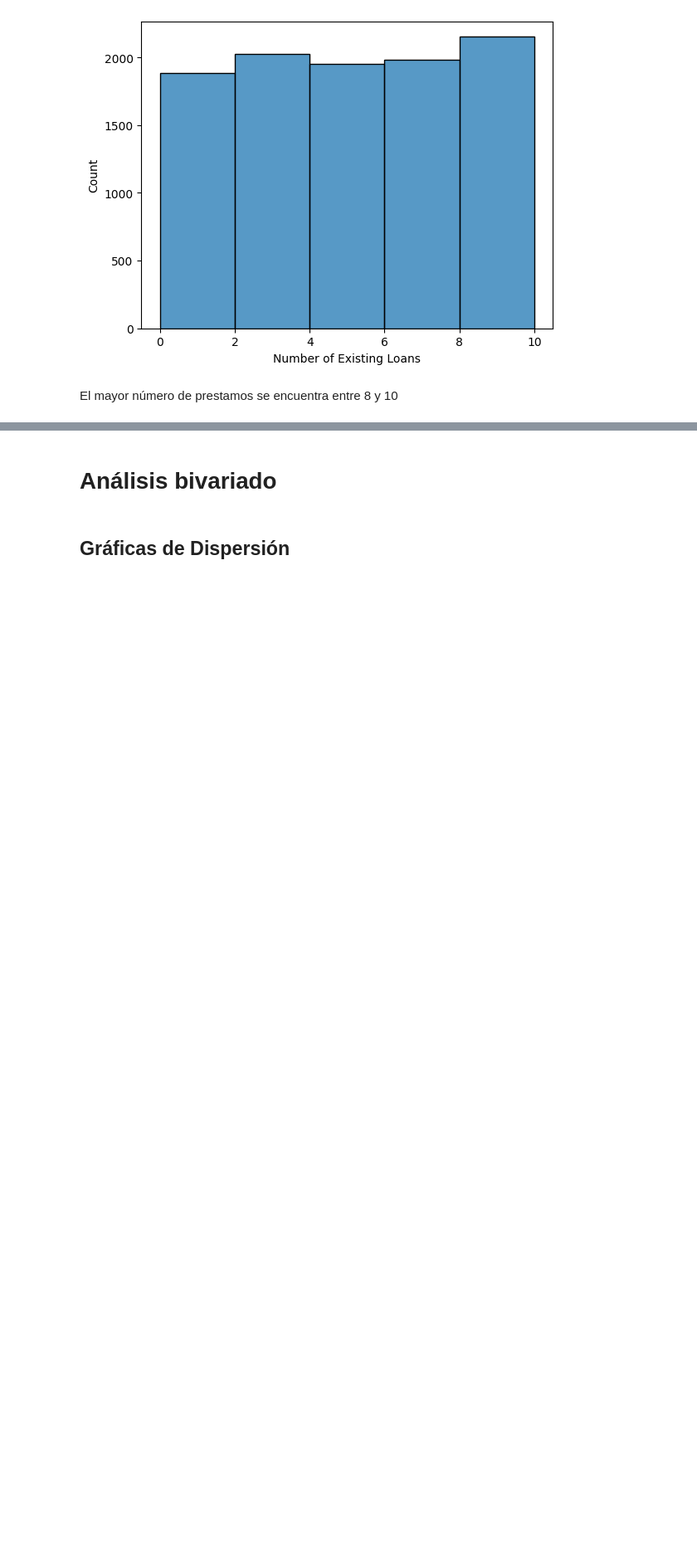
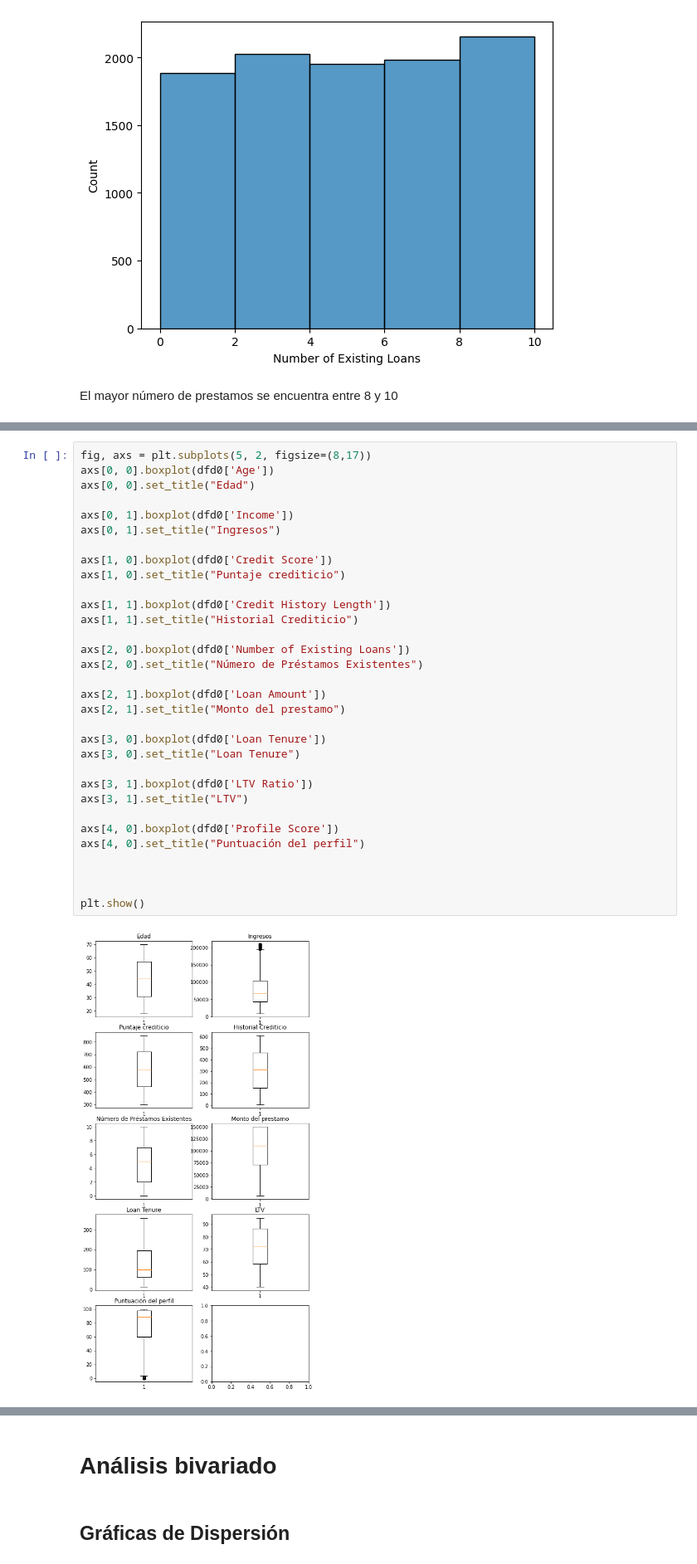
Before and after one commit to parivgabriela/tec_sup_ciencia_datos_ia, a Jupyter notebook: desarrollo_inteligencia_art/tp-integrador-credit-score/Entrega_3_Grupo_8.ipynb, the cells around one changed output, grey strips where cells are left out. Shown at 83% size. Drawn from its saved outputs; the diff is of its cells as text; blank space fills up the shorter version.

```diff
--- a/desarrollo_inteligencia_art/tp-integrador-credit-score/Entrega_3_Grupo_8.ipynb
+++ b/desarrollo_inteligencia_art/tp-integrador-credit-score/Entrega_3_Grupo_8.ipynb
@@ -298,0 +278,34 @@ plt.show()
+# %%
+fig, axs = plt.subplots(5, 2, figsize=(8,17))
+axs[0, 0].boxplot(dfd0['Age'])
+axs[0, 0].set_title("Edad")
+
+axs[0, 1].boxplot(dfd0['Income'])
+axs[0, 1].set_title("Ingresos")
+
+axs[1, 0].boxplot(dfd0['Credit Score'])
+axs[1, 0].set_title("Puntaje crediticio")
+
+axs[1, 1].boxplot(dfd0['Credit History Length'])
+axs[1, 1].set_title("Historial Crediticio")
+
+axs[2, 0].boxplot(dfd0['Number of Existing Loans'])
+axs[2, 0].set_title("Número de Préstamos Existentes")
+
+axs[2, 1].boxplot(dfd0['Loan Amount'])
+axs[2, 1].set_title("Monto del prestamo")
+
+axs[3, 0].boxplot(dfd0['Loan Tenure'])
+axs[3, 0].set_title("Loan Tenure")
+
+axs[3, 1].boxplot(dfd0['LTV Ratio'])
+axs[3, 1].set_title("LTV")
+
+axs[4, 0].boxplot(dfd0['Profile Score'])
+axs[4, 0].set_title("Puntuación del perfil")
+
+
+
+plt.show()
+# %% [output]
+[figure, added]
```
Also changed, not shown: parts of 45 cells of this notebook.
